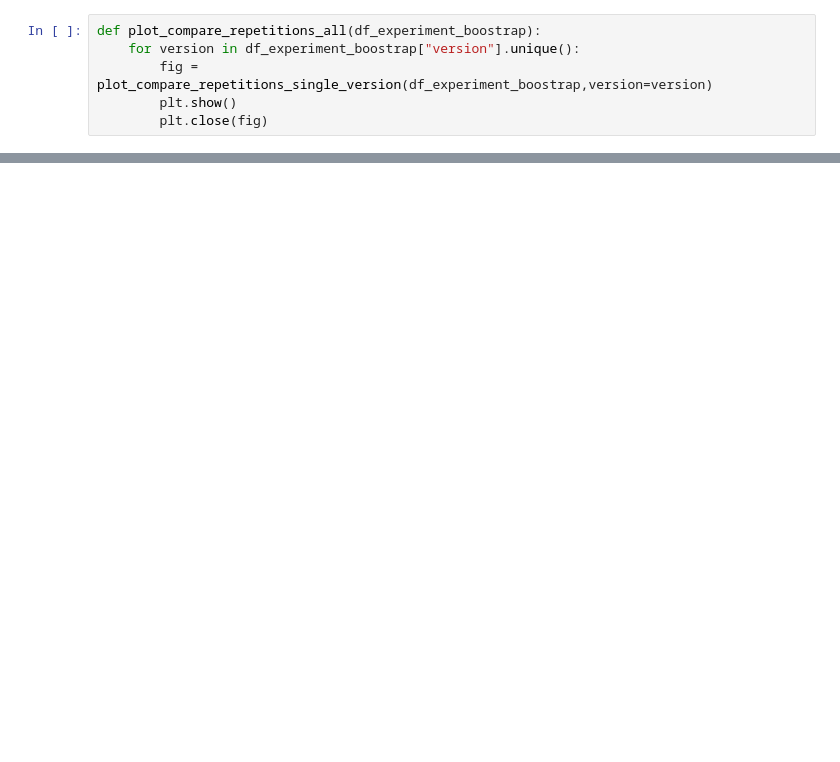
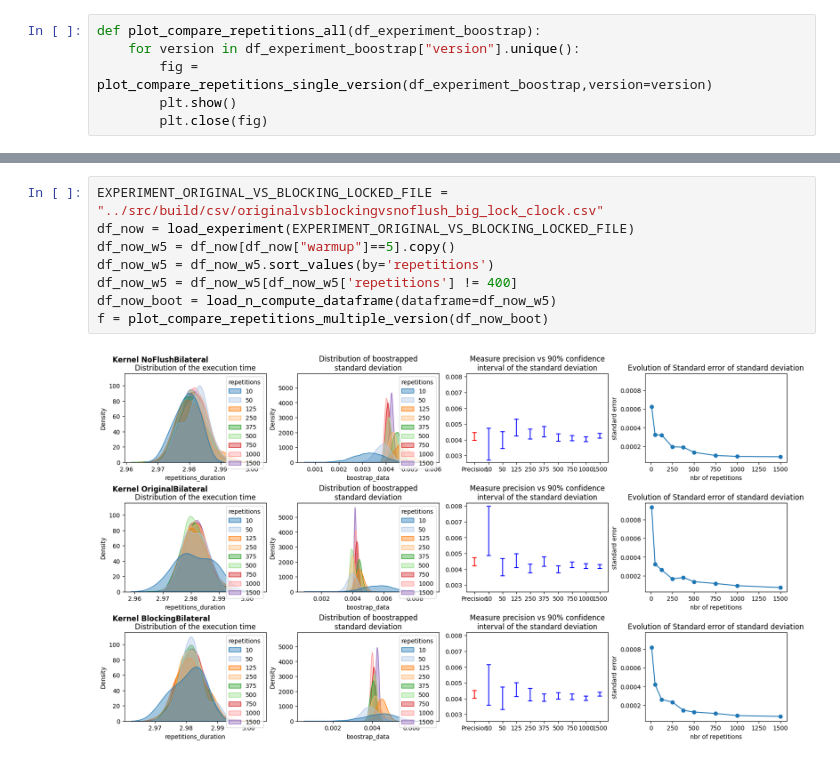
Before and after one commit to comeyrd/gpubuggybenchmark, a Jupyter notebook: scripts/stability-criterion.ipynb, the cells around one changed output, grey strips where cells are left out. Saved outputs shown, nothing was run; the diff lists cells and outputs as text; blank space fills up the shorter version.

```diff
--- a/scripts/stability-criterion.ipynb
+++ b/scripts/stability-criterion.ipynb
@@ -197,0 +282,10 @@ plot_compare_repetitions_all(df_experiment_boostraped)
+# %%
+EXPERIMENT_ORIGINAL_VS_BLOCKING_LOCKED_FILE = "../src/build/csv/originalvsblockingvsnoflush_big_lock_clock.csv"
+df_now = load_experiment(EXPERIMENT_ORIGINAL_VS_BLOCKING_LOCKED_FILE)
+df_now_w5 = df_now[df_now["warmup"]==5].copy()
+df_now_w5 = df_now_w5.sort_values(by='repetitions')
+df_now_w5 = df_now_w5[df_now_w5['repetitions'] != 400]
+df_now_boot = load_n_compute_dataframe(dataframe=df_now_w5)
+f = plot_compare_repetitions_multiple_version(df_now_boot)
+# %% [output]
+[figure, added]
```
Also changed, not shown: parts of 13 cells of this notebook, 16 other files.
